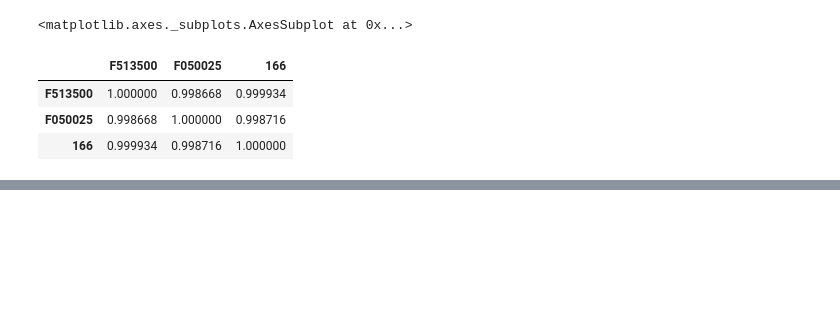
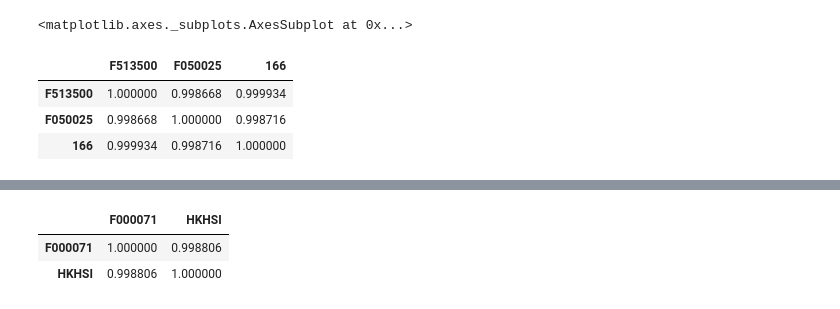
Before and after one commit to refraction-ray/lof-bot, a Jupyter notebook: studies/compwithbenchmark.ipynb, the cells around one changed output, grey strips where cells are left out. Saved outputs shown, nothing was run; the diff lists cells and outputs as text; code cells hidden in the pictures; blank space fills up the shorter version.

```diff
--- a/studies/compwithbenchmark.ipynb
+++ b/studies/compwithbenchmark.ipynb
@@ -162,0 +179,3 @@ sp.corr() ## 效果是真强。。。。怎么做到跟踪美股指数能这么
+# %%
+hs = Compare("F000071", ("HKHSI", "HKD"), start="20180101")
+hs.v()
@@ -162,0 +191,6 @@ sp.corr() ## 效果是真强。。。。怎么做到跟踪美股指数能这么
+# %%
+hs.corr()
+# %% [output]
+|  | F000071 | HKHSI |
+| F000071 | 1.000000 | 0.998806 |
+| HKHSI | 0.998806 | 1.000000 |
```
Also changed, not shown: parts of 4 cells of this notebook, 9 other files.
